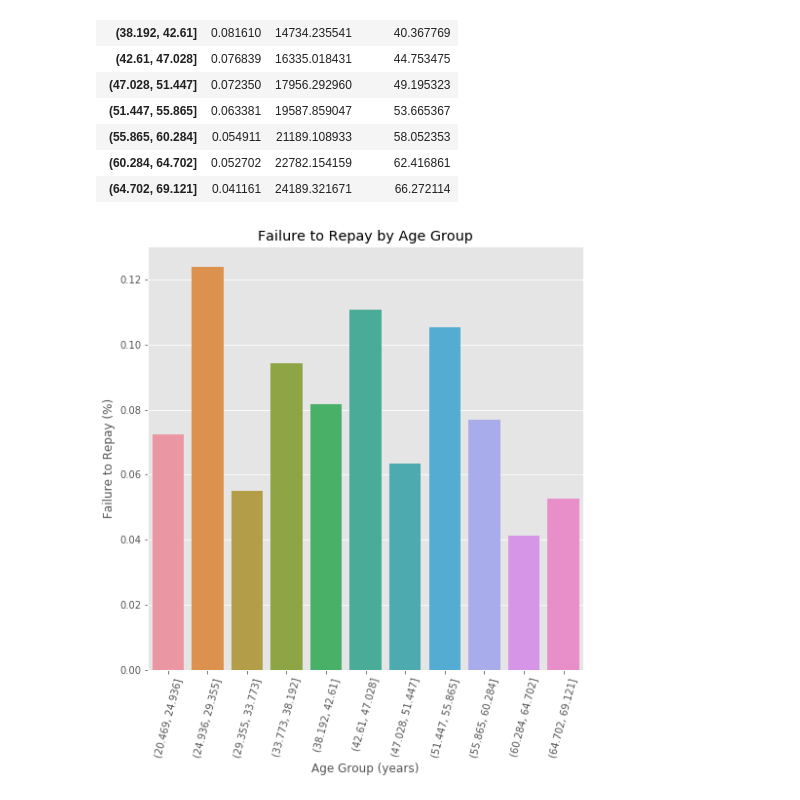
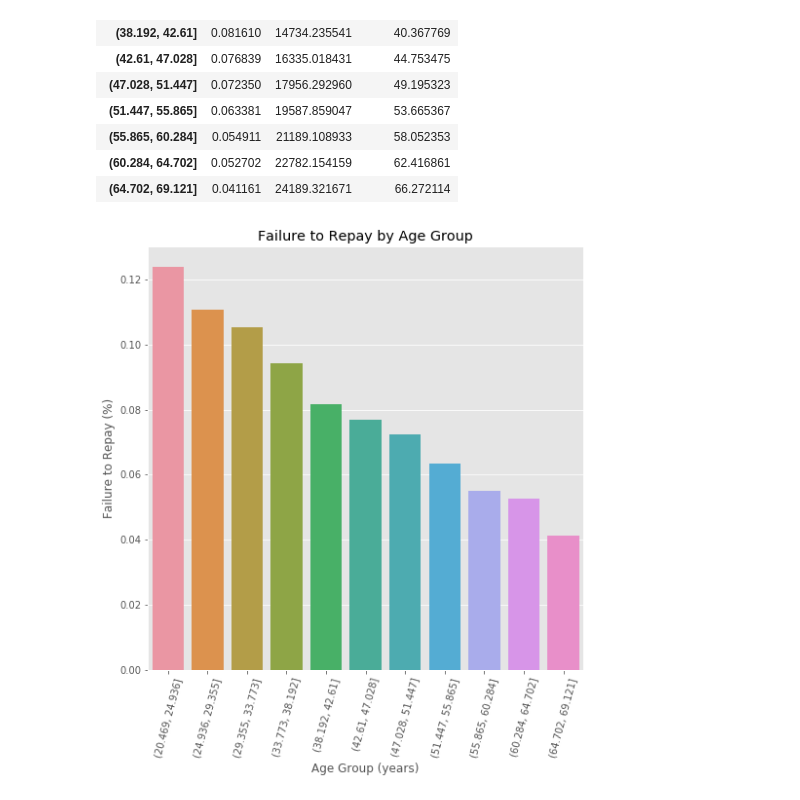
Before and after one commit to Kaiyuankuan/ML100Days, a Jupyter notebook: homework/Day_016_HW.ipynb, the cells around one changed output. Cells and saved outputs as stored; diff of their text form; code cells hidden in the pictures.

```diff
--- a/homework/Day_016_HW.ipynb
+++ b/homework/Day_016_HW.ipynb
@@ -122,16 +119,16 @@ age_groups
 # %%
 plt.figure(figsize = (8, 8))
 
 # 以年齡區間為 x, target 為 y 繪製 barplot
 """
 Your Code Here
 """
-px = year_group_sorted
+px = age_groups.index.astype(str)
 py = age_groups['TARGET']
 sns.barplot(px, py)
 
 # Plot labeling
 plt.xticks(rotation = 75); plt.xlabel('Age Group (years)'); plt.ylabel('Failure to Repay (%)')
 plt.title('Failure to Repay by Age Group');
 # %% [output]
-[figure, old version]
+[figure, new version]
```
Also changed, not shown: parts of 1 cell of this notebook.
